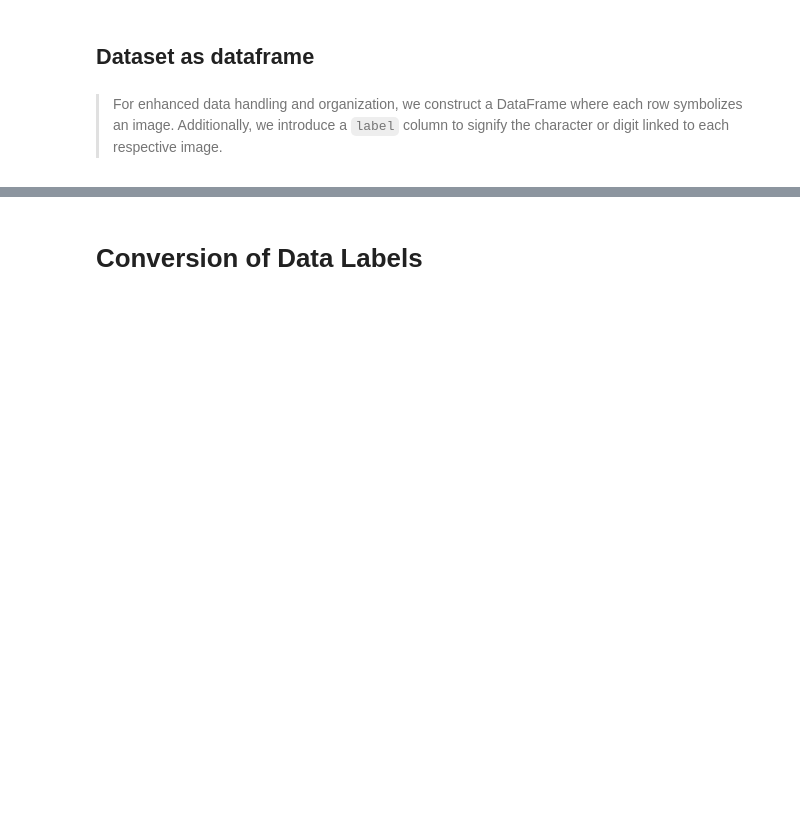
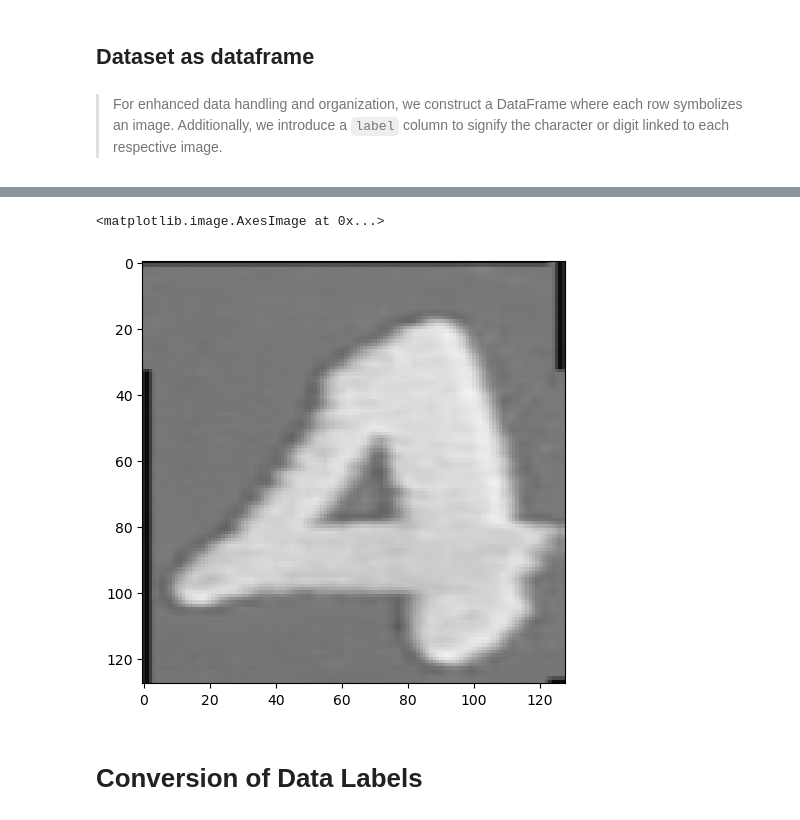
Before and after one commit to Mohamed600-DK/Image_Labelling_Linear_Classification, a Jupyter notebook: Image_Labelling_Linear_Classification.ipynb, the cells around one changed output, grey strips where cells are left out. Drawn from its saved outputs; the diff is of its cells as text; code cells hidden in the pictures; blank space fills up the shorter version.

```diff
--- a/Image_Labelling_Linear_Classification.ipynb
+++ b/Image_Labelling_Linear_Classification.ipynb
@@ -295,3 +544,8 @@ df = df.reset_index(drop=True)
+# %%
+imshow(np.array(df.iloc[100,:-1],dtype=np.float32).reshape(imgs_size))
+# %% [output]
+<matplotlib.image.AxesImage at 0x...>
+[figure, added]
 # %% [markdown]
 # Conversion of Data Labels
 # %% [markdown]
```
Also changed, not shown: parts of 32 cells of this notebook.
